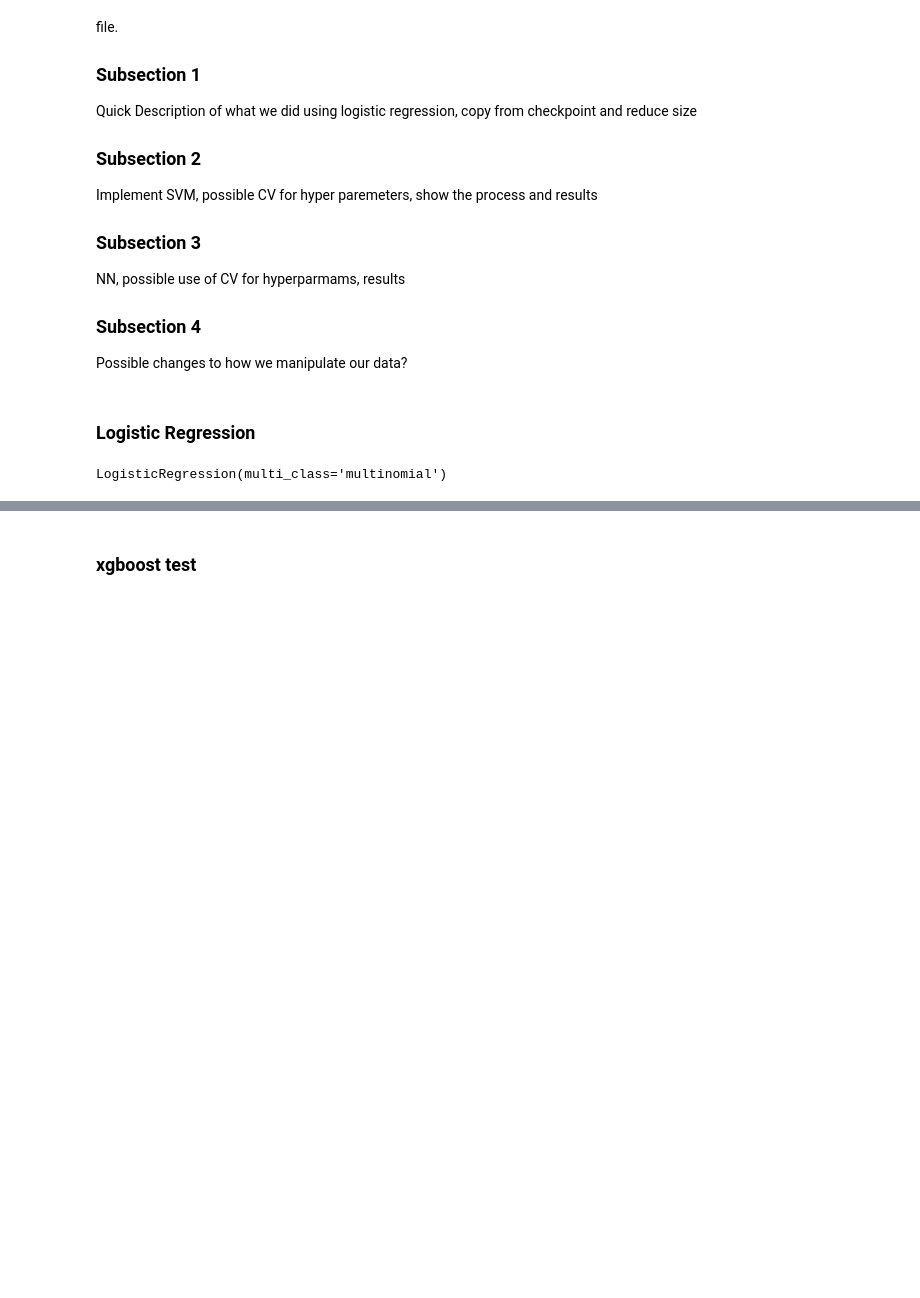
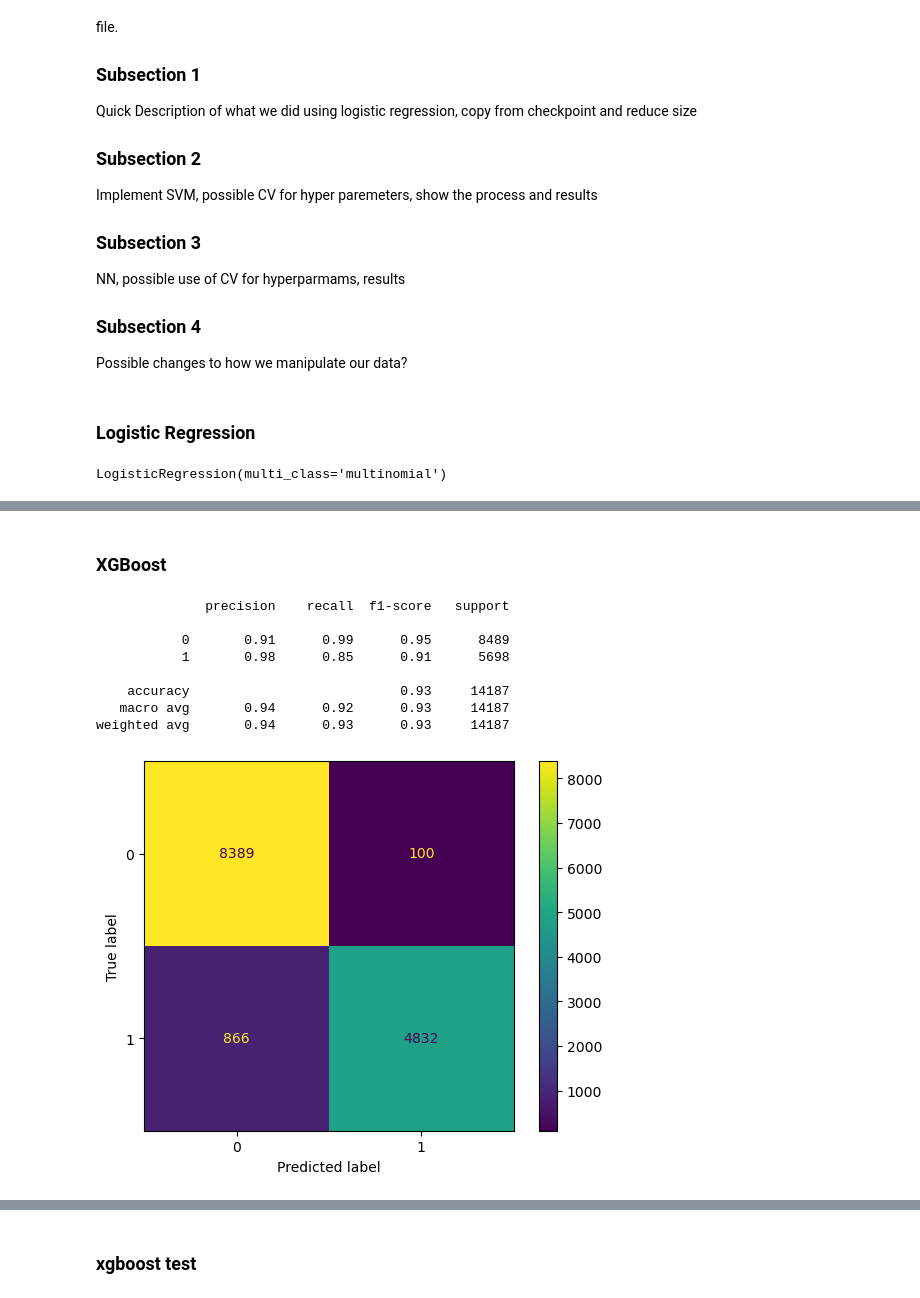
Before and after one commit to COGS118A/Group021-SP23, a Jupyter notebook: FinalProject_Group021-SP23.ipynb, the cells around one changed output, grey strips where cells are left out. Saved outputs shown, nothing was run; the diff lists cells and outputs as text; code cells hidden in the pictures; blank space fills up the shorter version.

```diff
--- a/FinalProject_Group021-SP23.ipynb
+++ b/FinalProject_Group021-SP23.ipynb
@@ -392,6 +392,17 @@ NN, possible use of CV for hyperparmams, results
 ### Subsection 4
 
 Possible changes to how we manipulate our data?
+# %%
+from sklearn.metrics import accuracy_score
+from sklearn.metrics import classification_report
+from sklearn.metrics import confusion_matrix, ConfusionMatrixDisplay
+
+def model_report(y_predicted, y_true):
+    accuracy_score(y_predicted, y_true)
+    print (classification_report(y_true, y_predicted))
+    cm = confusion_matrix(y_true, y_predicted)
+    disp = ConfusionMatrixDisplay(confusion_matrix=cm, display_labels=[0,1])
+    disp.plot()
 # %% [markdown]
 ### Logistic Regression
 # %%
@@ -437,0 +449,32 @@ disp.plot()
+# %% [markdown]
+### XGBoost
+# %%
+from sklearn.model_selection import train_test_split
+
+x_train, x_test, y_train, y_test = train_test_split(df['tweet'], df['class'])
+
+x_train, x_test = TFIDF_Vectorize(x_train, x_test)
+# %%
+import xgboost as xgb
+
+xgb_model=xgb.XGBClassifier(
+        learning_rate=0.1,
+        max_depth=7,
+        n_estimators=80,
+        eval_metric='auc' )
+# %%
+xgb_model_vectorizer = xgb_model.fit(x_train, y_train)
+
+xgb_predictions_vectorizer=xgb_model_vectorizer.predict(x_test)
+
+model_report(xgb_predictions_vectorizer, y_test)
+# %% [output]
+              precision    recall  f1-score   support
+
+           0       0.91      0.99      0.95      8489
+           1       0.98      0.85      0.91      5698
+
+    accuracy                           0.93     14187
+   macro avg       0.94      0.92      0.93     14187
+weighted avg       0.94      0.93      0.93     14187
+[figure, added]
```
Also changed, not shown: parts of 22 cells of this notebook.
